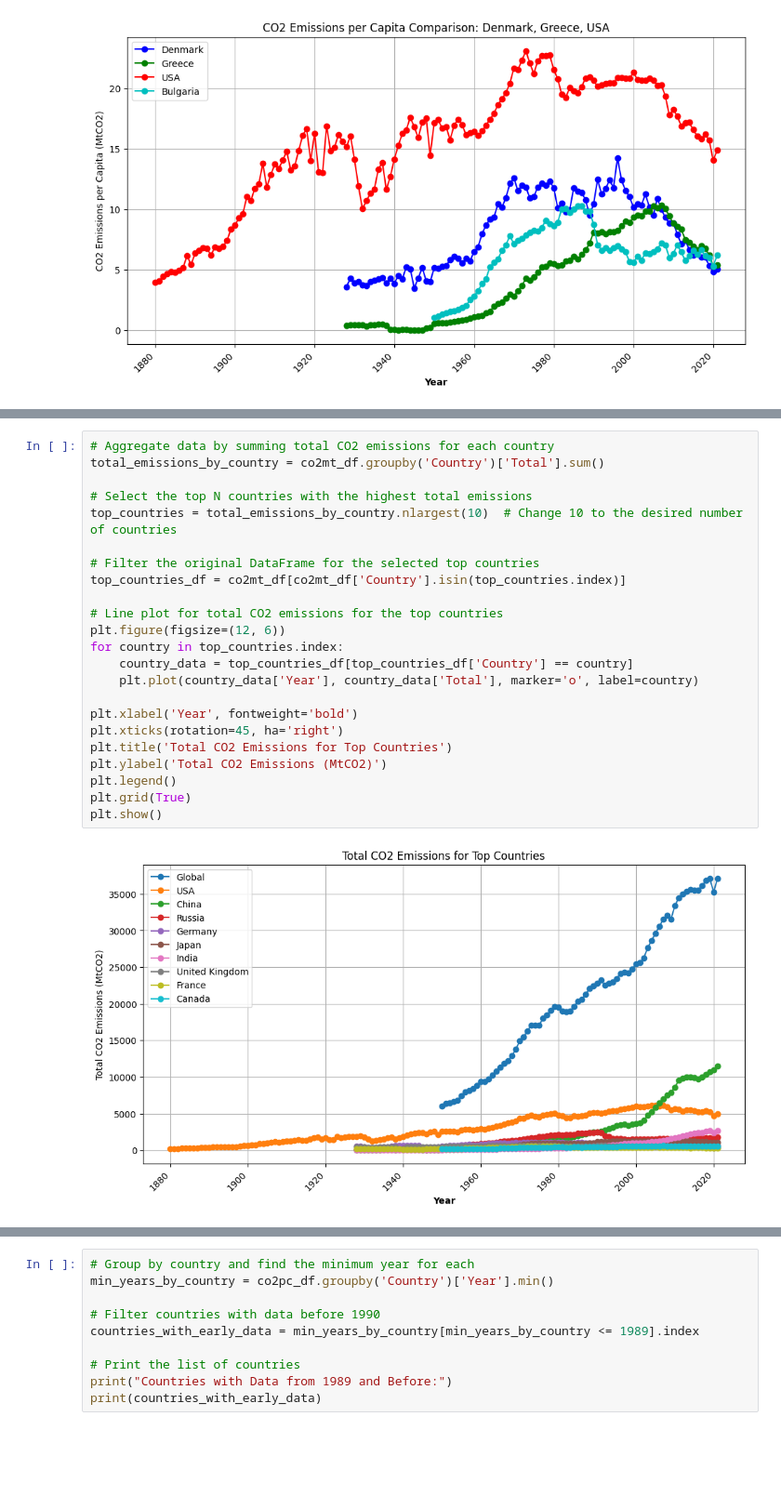
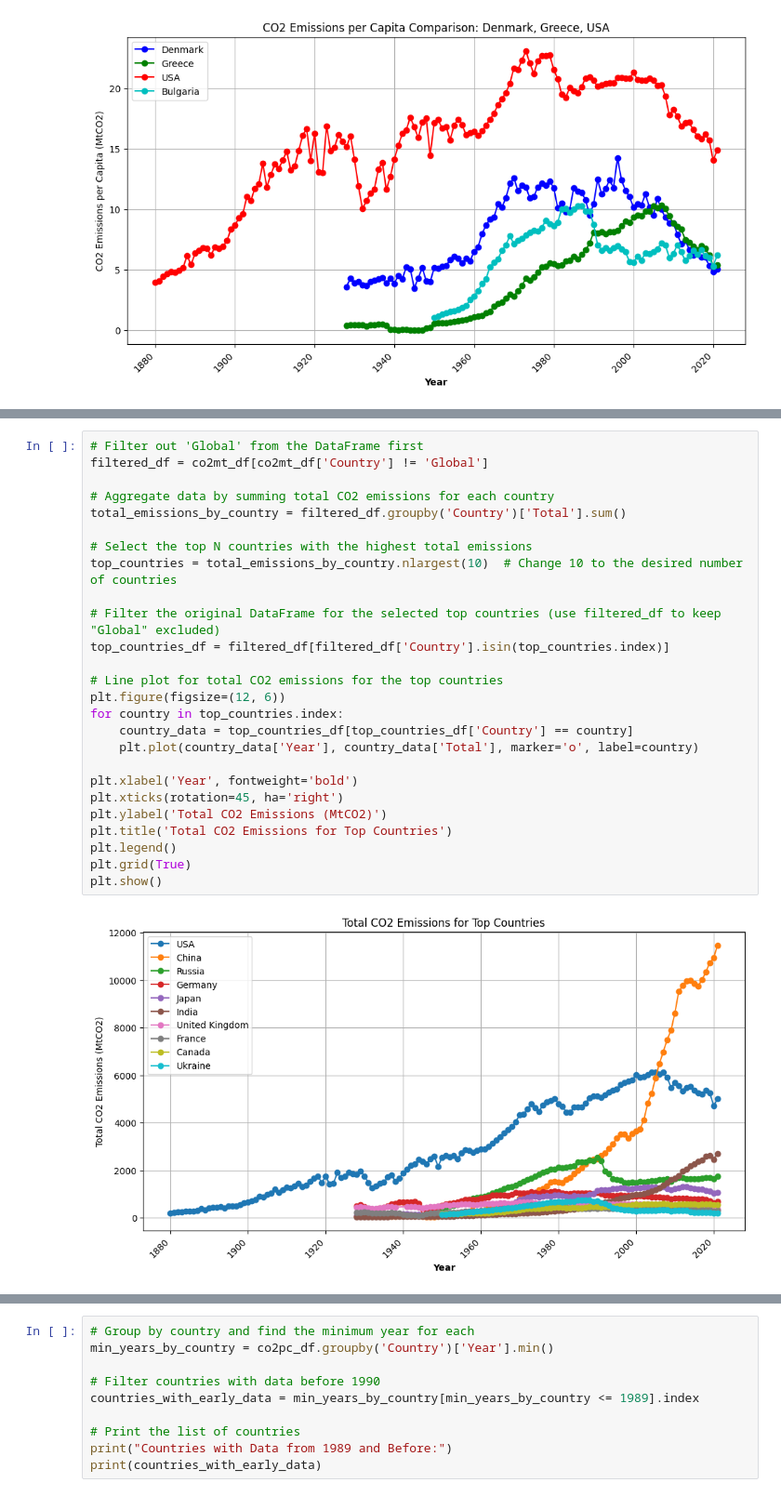
Before and after one commit to LUJHNA/ExamBI, a Jupyter notebook: Exam Project.ipynb, the cells around one changed output, grey strips where cells are left out. Shown at 93% size. Drawn from its saved outputs; the diff is of its cells as text; blank space fills up the shorter version.

```diff
--- a/Exam Project.ipynb
+++ b/Exam Project.ipynb
@@ -444,28 +446,31 @@ plt.show()
 # %%
+# Filter out 'Global' from the DataFrame first
+filtered_df = co2mt_df[co2mt_df['Country'] != 'Global']
+
 # Aggregate data by summing total CO2 emissions for each country
-total_emissions_by_country = co2mt_df.groupby('Country')['Total'].sum()
+total_emissions_by_country = filtered_df.groupby('Country')['Total'].sum()
 
 # Select the top N countries with the highest total emissions
 top_countries = total_emissions_by_country.nlargest(10)  # Change 10 to the desired number of countries
 
-# Filter the original DataFrame for the selected top countries
-top_countries_df = co2mt_df[co2mt_df['Country'].isin(top_countries.index)]
+# Filter the original DataFrame for the selected top countries (use filtered_df to keep "Global" excluded)
+top_countries_df = filtered_df[filtered_df['Country'].isin(top_countries.index)]
 
 # Line plot for total CO2 emissions for the top countries
 plt.figure(figsize=(12, 6))
 for country in top_countries.index:
     country_data = top_countries_df[top_countries_df['Country'] == country]
     plt.plot(country_data['Year'], country_data['Total'], marker='o', label=country)
 
 plt.xlabel('Year', fontweight='bold')
 plt.xticks(rotation=45, ha='right')
+plt.ylabel('Total CO2 Emissions (MtCO2)')
 plt.title('Total CO2 Emissions for Top Countries')
-plt.ylabel('Total CO2 Emissions (MtCO2)')
 plt.legend()
 plt.grid(True)
 plt.show()
 # %% [output]
-[figure, old version]
+[figure, new version]
 # %%
 # Filter the DataFrame for the USA and China
 usa_pc_df = co2mt_df[co2mt_df['Country'] == 'USA']
```
Also changed, not shown: parts of 4 cells of this notebook, 28 other files.
